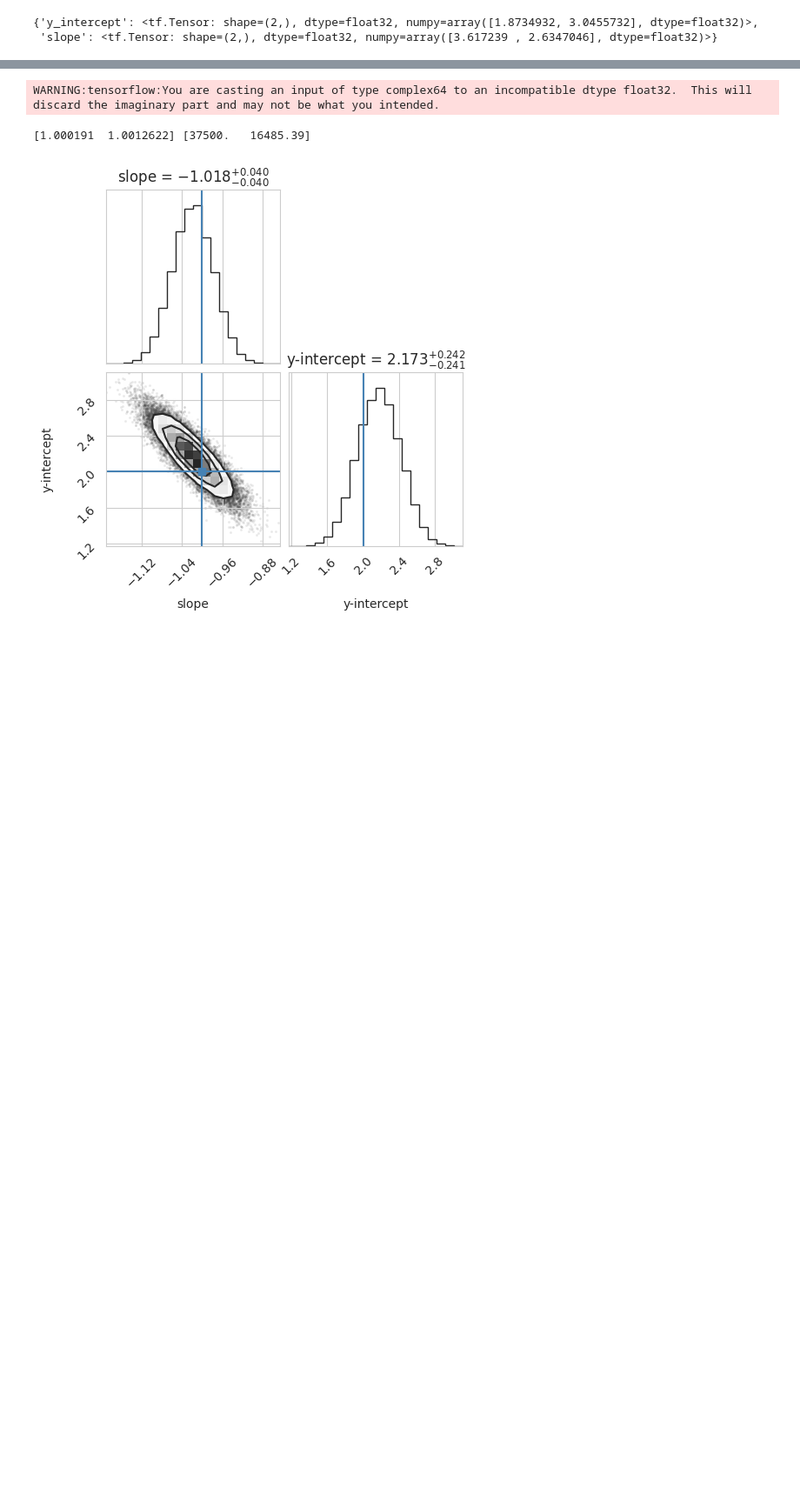
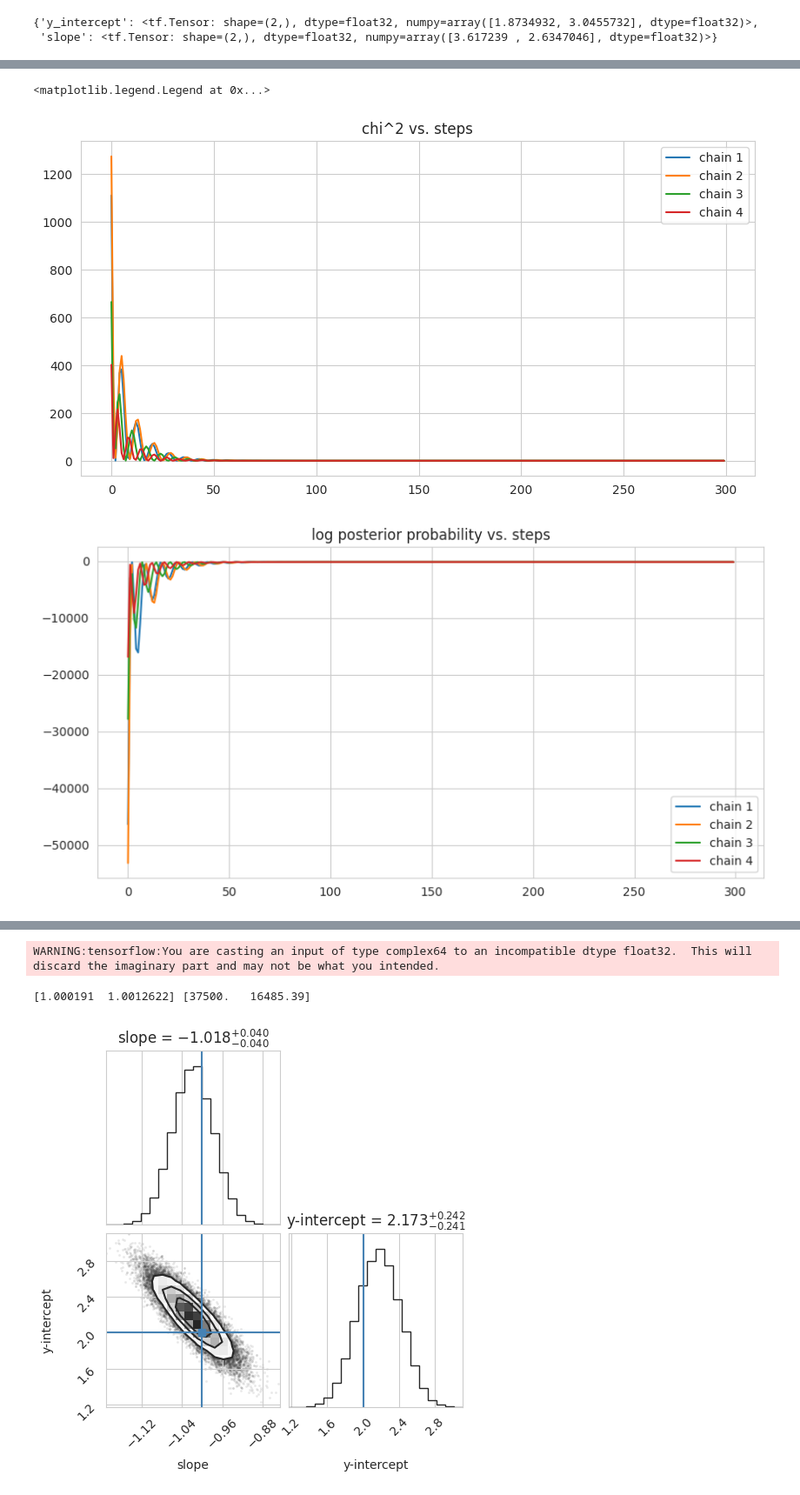
Before and after one commit to mtamar/linear_glens, a Jupyter notebook: gigalens_linefit.ipynb, the cells around one changed output, grey strips where cells are left out. Shown: that part at 87% size. Saved outputs shown, nothing was run; the diff lists cells and outputs as text; code cells hidden in the pictures; blank space fills up the shorter version.

```diff
--- a/gigalens_linefit.ipynb
+++ b/gigalens_linefit.ipynb
@@ -139,6 +124,7 @@ class ModellingSequence():
 
     @tf.function
     def log_prob(self, x_observed, y_observed, m, b):
+        # reshaping to match reinterpreted_ batch_ndims
         y_model = tf.reshape(line_model(x_observed, (m,b)), (num_points,-1))
         y_model = tf.reshape(y_model,(len(m),num_points))
         errs = tf.constant(err, shape=(len(m),num_points))
@@ -146,7 +132,7 @@ class ModellingSequence():
         log_like = tfd.Independent(tfd.Normal(y_model, errs), reinterpreted_batch_ndims=None).log_prob(y_observed)
         log_prior = line_prior.log_prob(dict(slope=m,y_intercept=b))
 
-        return log_like + log_prior, tf.reduce_mean((y_observed - line_model(x_observed,(m,b)))/errs, axis = 1)**2
+        return log_like + log_prior, tf.reduce_mean((y_observed - line_model(x_observed,(m,b)))**2/errs, axis = 1)
 
 
     def MAP(self, optimizer, start=None, n_samples=500, num_steps=350, seed=0):
@@ -165,13 +151,20 @@ class ModellingSequence():
             gradients = tape.gradient(agg_loss, [ms_train,bs_train])
             optimizer.apply_gradients(zip(gradients, [ms_train,bs_train]))
 
-            return square_err
+            return log_probability, square_err
+
+        # get chi^2 and log probabilities for each step
+        square_errs = []
+        log_probs = []
 
         with trange(num_steps) as pbar:
             for _ in pbar:
-                square_err = train_step()
+                lp, square_err = train_step()
+                square_errs.append(square_err)
+                log_probs.append(lp)
                 pbar.set_description(f"Chi Squared: {(np.nanmin(square_err)):.8f}")
-        return ms_train, bs_train
+
+        return ms_train, bs_train, log_probs, square_errs
 
     @tf.function
     def log_prob_SVI(self, x_observed, y_observed, params):
@@ -302 +296,23 @@ best
+# %%
+# chi^2 plot
+chi2s = np.array(square_errs)
+chain = chi2s[:,0:4]
+
+plt.figure(figsize=(10, 5))
+plt.plot(chain, label=['chain 1','chain 2','chain 3','chain 4']);
+plt.title('chi^2 vs. steps')
+plt.legend()
+
+# posterior probability plot
+log_probs = np.array(log_probs)
+chain = log_probs[:,0:4]
+
+plt.figure(figsize=(10, 5))
+plt.plot(chain, label=['chain 1','chain 2','chain 3','chain 4']);
+plt.title('log posterior probability vs. steps')
+plt.legend()
+# %% [output]
+<matplotlib.legend.Legend at 0x...>
+[figure, added]
+[figure, added]
 # %%
```
Also changed, not shown: parts of 14 cells of this notebook.
